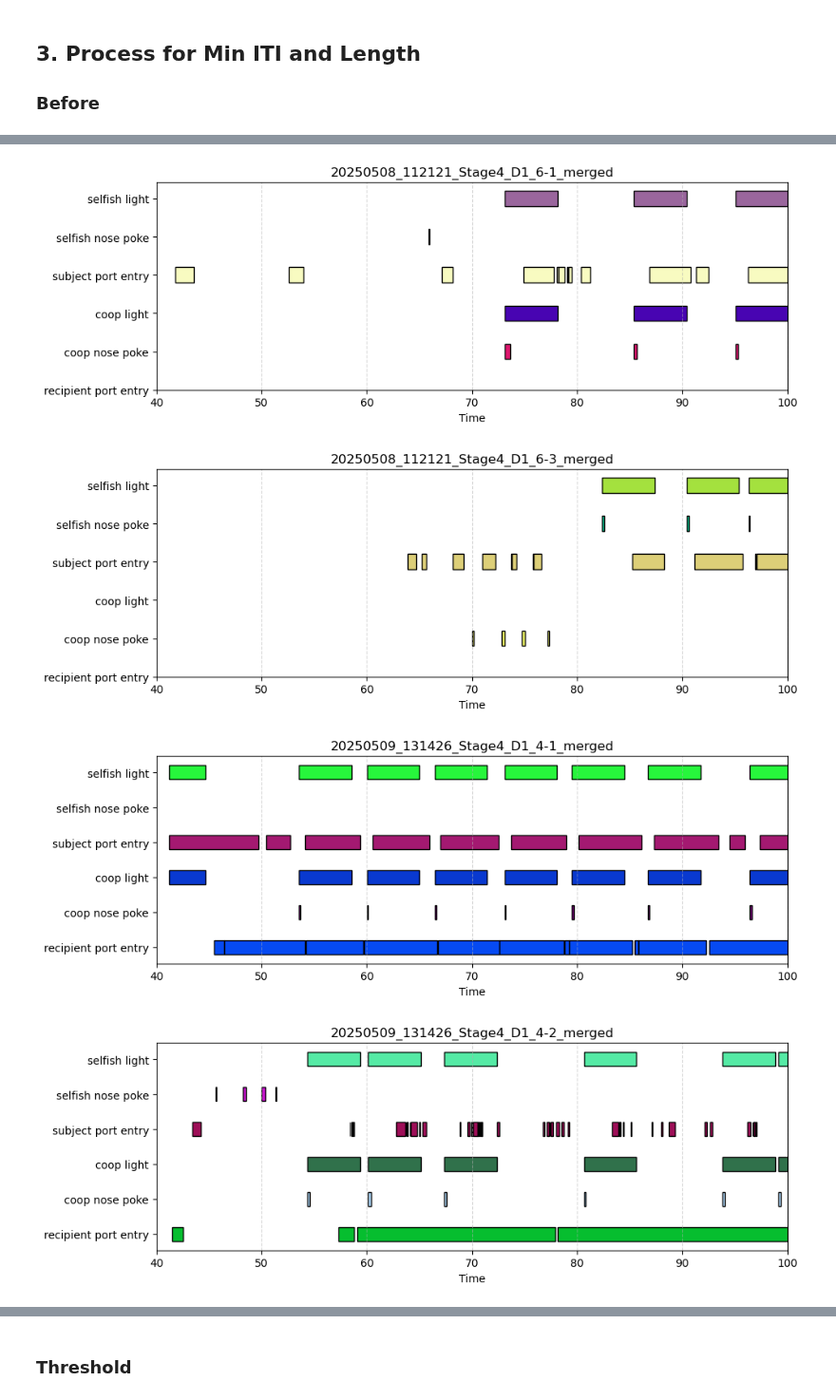
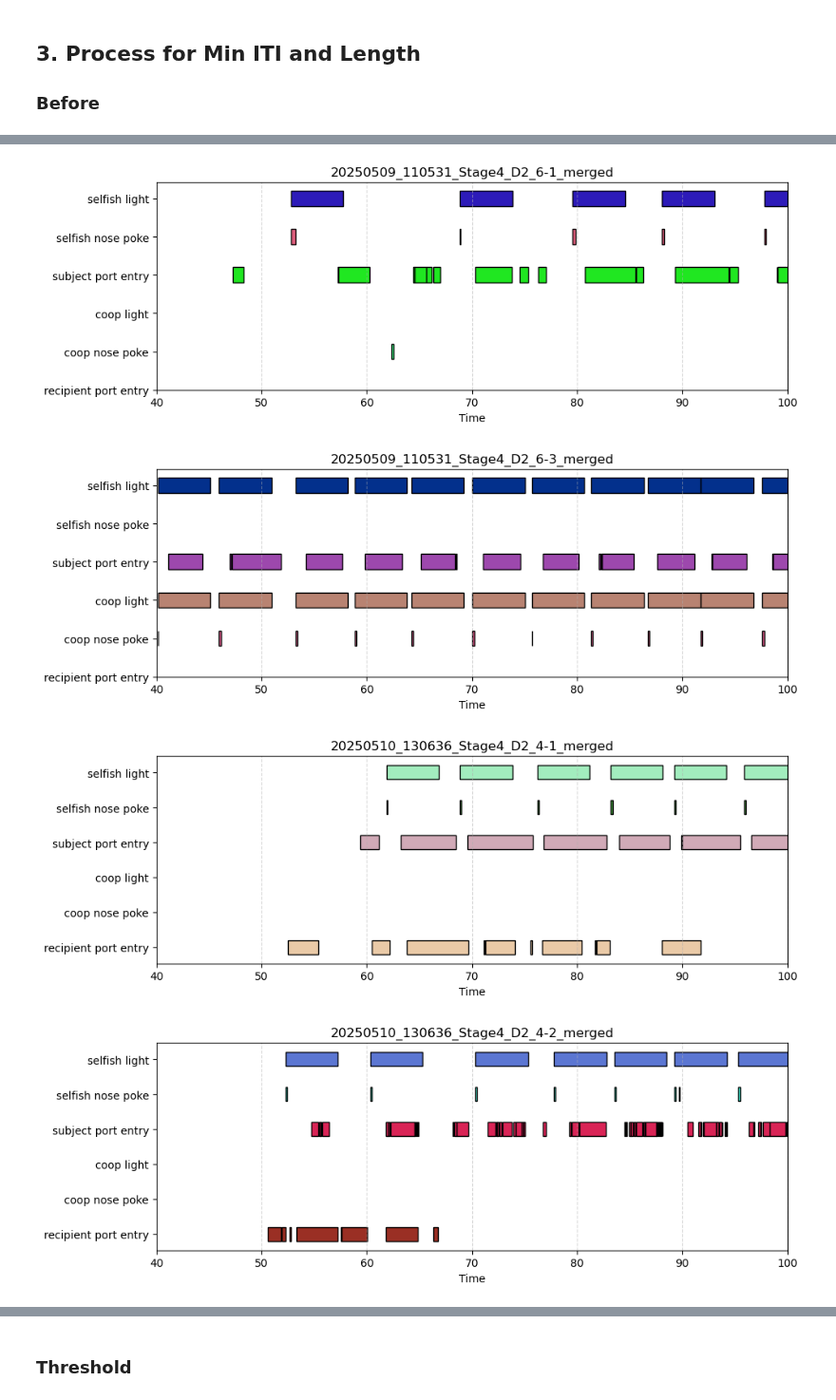
Before and after one commit to padillacoreanolab/coop_ephys_analysis, a Jupyter notebook: notebooks/behavior/stage4_quality_control.ipynb, the cells around one changed output, grey strips where cells are left out. Shown at 95% size. Drawn from its saved outputs; the diff is of its cells as text; code cells hidden in the pictures.

```diff
--- a/notebooks/behavior/stage4_quality_control.ipynb
+++ b/notebooks/behavior/stage4_quality_control.ipynb
@@ -60,10 +47,10 @@ qc.between_events_duration_distribution(stage4_behaviors[0],
 ### Before
 # %%
 # How the data looks like BEFORE processing
-qc.count_events(stage4_behaviors[0],
+qc.count_events(stage4_behaviors[1],
 				stage=4,
-				day=1)
+				day=2)
 qc.plot_recordings_behaviors(stage4_behaviors,
 							 time_window=(40, 100),
-							 day=1)
+							 day=2)
 # %% [output]
@@ -91,4 +78,4 @@ Stage 4 Day 1
-[figure, old version]
+[figure, new version]
-[figure, old version]
+[figure, new version]
-[figure, old version]
+[figure, new version]
-[figure, old version]
+[figure, new version]
```
Also changed, not shown: parts of 7 cells of this notebook, 8 other files.
